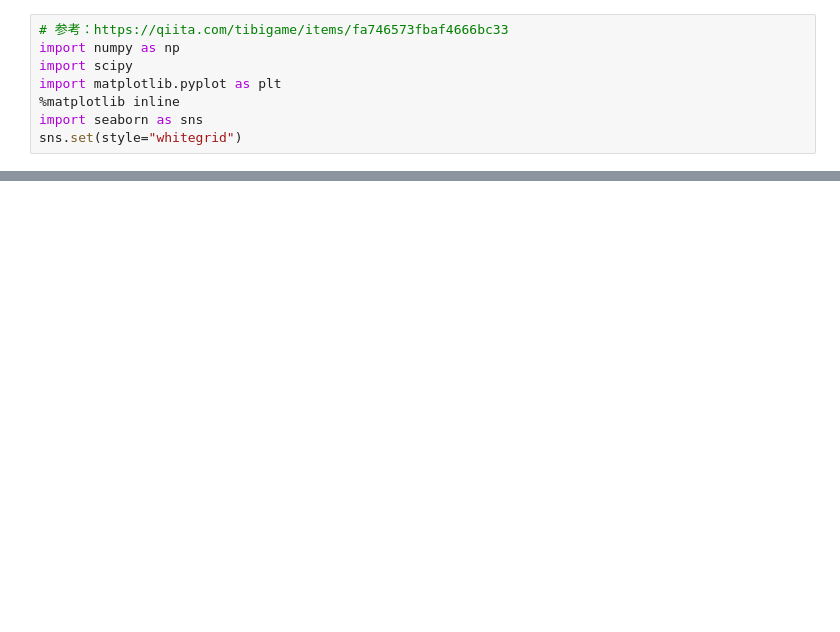
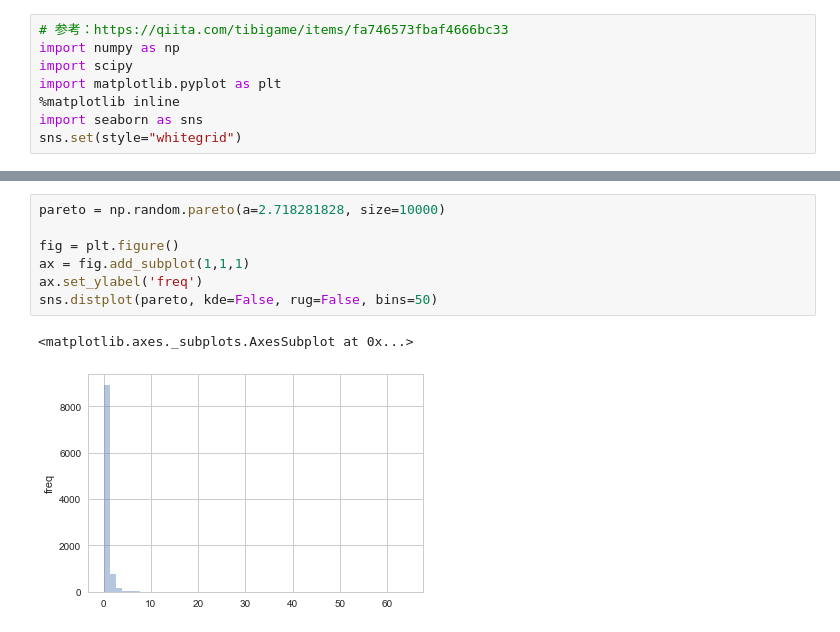
Before and after one commit to upura/upura.hatenablog, a Jupyter notebook: books_sites/distribution/log_power.ipynb, the cells around one changed output, grey strips where cells are left out. Drawn from its saved outputs; the diff is of its cells as text; blank space fills up the shorter version.

```diff
--- a/books_sites/distribution/log_power.ipynb
+++ b/books_sites/distribution/log_power.ipynb
@@ -32,0 +34,10 @@ sns.distplot(log_rand_exp, kde=False, rug=False, bins=50)
+# %%
+pareto = np.random.pareto(a=2.718281828, size=10000)
+
+fig = plt.figure()
+ax = fig.add_subplot(1,1,1)
+ax.set_ylabel('freq')
+sns.distplot(pareto, kde=False, rug=False, bins=50)
+# %% [output]
+<matplotlib.axes._subplots.AxesSubplot at 0x...>
+[figure, added]
```
Also changed, not shown: parts of 3 cells of this notebook.
